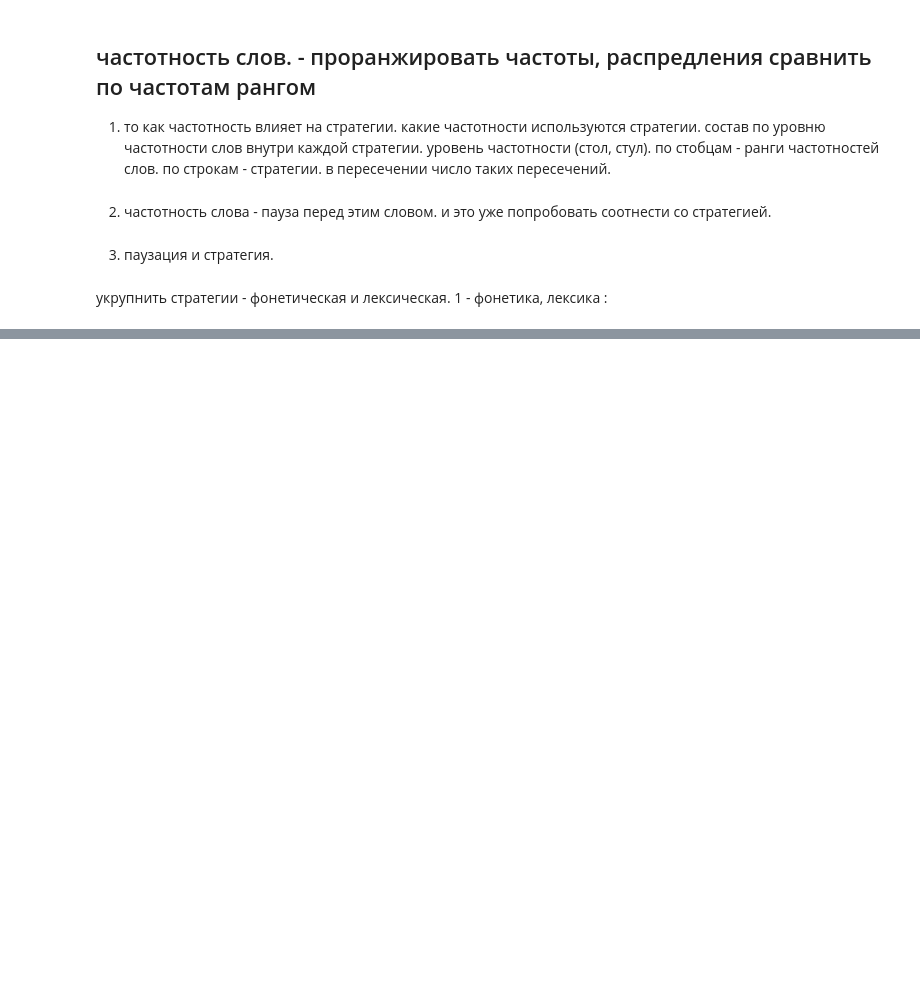
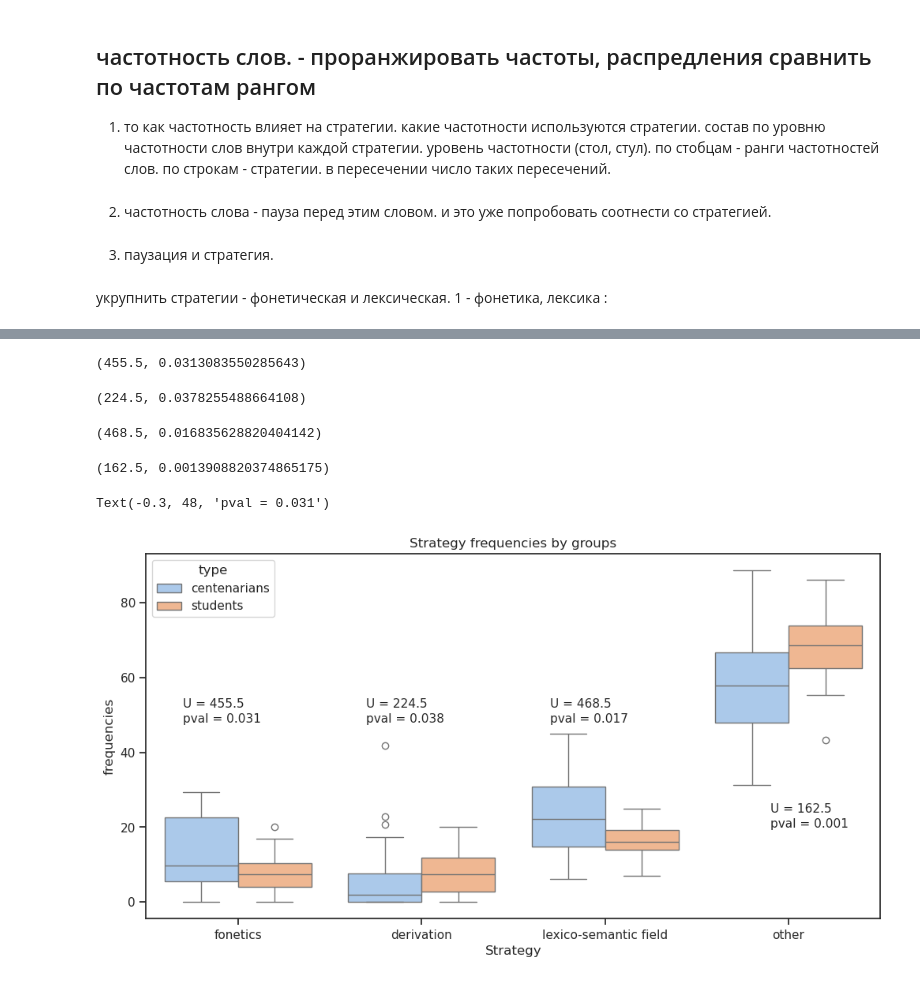
Before and after one commit to Aryunaa/Linguistics, a Jupyter notebook: pos_febr/analysis.ipynb, the cells around one changed output, grey strips where cells are left out. Cells and saved outputs as stored; diff of their text form; code cells hidden in the pictures; blank space fills up the shorter version.

```diff
--- a/pos_febr/analysis.ipynb
+++ b/pos_febr/analysis.ipynb
@@ -790,0 +801,59 @@ y.to_csv('y.tsv', sep = '\t', index = False)
+# %%
+from scipy.stats import mannwhitneyu
+U1, p1 = mannwhitneyu(*data_whole.groupby('type')['fonetics'].apply(list))
+U1, p1
+# %% [output]
+(455.5, 0.0313083550285643)
+# %%
+U2, p2 = mannwhitneyu(*data_whole.groupby('type')['derivation'].apply(list))
+U2, p2
+# %% [output]
+(224.5, 0.0378255488664108)
+# %%
+U3, p3 = mannwhitneyu(*data_whole.groupby('type')['lexico-semantic field'].apply(list))
+U3, p3
+# %% [output]
+(468.5, 0.016835628820404142)
+# %%
+U4, p4 = mannwhitneyu(*data_whole.groupby('type')['other'].apply(list))
+U4, p4
+# %% [output]
+(162.5, 0.0013908820374865175)
+# %%
+plt.figure(figsize=(12, 6))
+
+
+sns.set_theme(style="ticks", palette="pastel")
+sns.boxplot(df_melted, x='strategy', y = 'frequency percents', hue = 'type').set(title='Strategy frequencies by groups')
+
+#modify axis labels
+plt.xlabel('Strategy')
+plt.ylabel('frequencies')
+
+plt.text(2.9, 24, f"U = {U4:.1f}", rotation = 0, fontsize = 11)         # Size
+      # Style)
+
+plt.text(1.7, 52, f"U = {U3:.1f}", rotation = 0, fontsize = 11)         # Size
+      # Style)
+
+plt.text(0.7, 52, f"U = {U2:.1f}", rotation = 0, fontsize = 11)         # Size
+      # Style)
+
+plt.text(-0.3, 52, f"U = {U1:.1f}", rotation = 0, fontsize = 11)         # Size
+      # Style)
+
+
+plt.text(2.9, 20, f"pval = {p4:.3f}", rotation = 0, fontsize = 11)         # Size
+      # Style)
+
+plt.text(1.7, 48, f"pval = {p3:.3f}", rotation = 0, fontsize = 11)         # Size
+      # Style)
+
+plt.text(0.7, 48, f"pval = {p2:.3f}", rotation = 0, fontsize = 11)         # Size
+      # Style)
+
+plt.text(-0.3, 48, f"pval = {p1:.3f}", rotation = 0, fontsize = 11)         # Size
+      # Style)
+# %% [output]
+Text(-0.3, 48, 'pval = 0.031')
+[figure, added]
```
Also changed, not shown: parts of 17 cells of this notebook.
